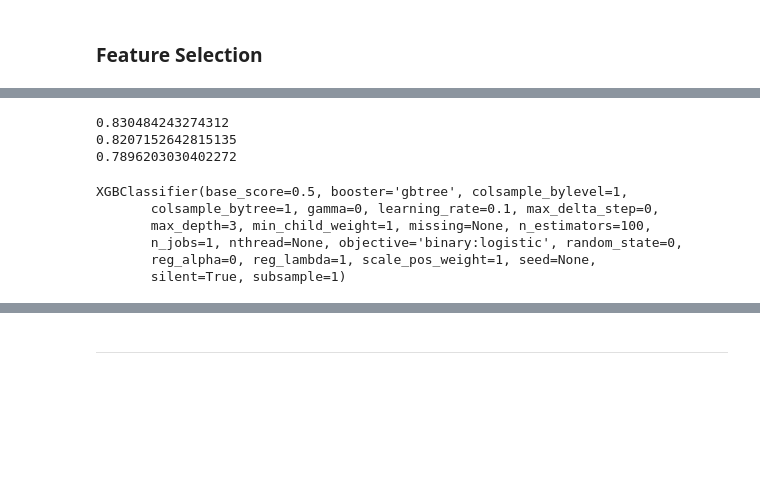
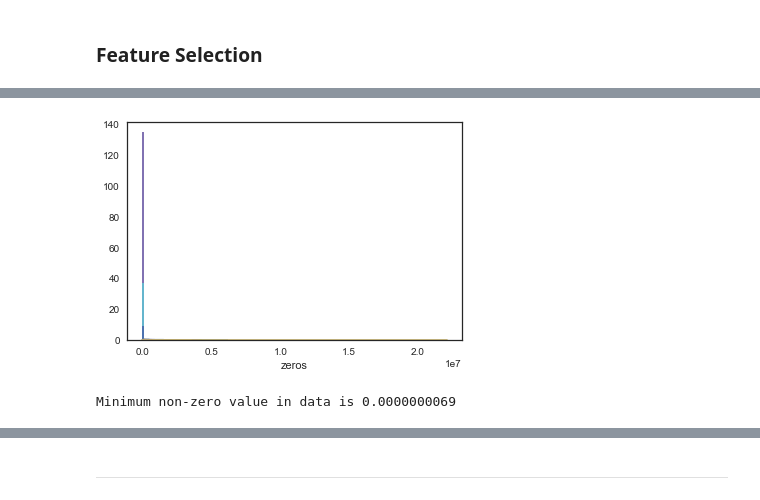
Before and after one commit to adrielvieira/machine-learning, a Jupyter notebook: projects/capstone/Santander Customer Satisfaction.ipynb, the cells around one changed output, grey strips where cells are left out. Cells and saved outputs as stored; diff of their text form; code cells hidden in the pictures; blank space fills up the shorter version.

```diff
--- a/projects/capstone/Santander Customer Satisfaction.ipynb
+++ b/projects/capstone/Santander Customer Satisfaction.ipynb
@@ -359,3 +372,0 @@ sns.distplot(train['var15'])
-# %%
-train.var15 = train.var15.astype(float)
-test.var15 = test.var15.astype(float)
@@ -395,22 +372,0 @@ oh_train, oh_test = OHE_int()
-# %%
-X_oh = np.array(oh_train.drop('TARGET', axis=1))
-
-print(cross_val_score(xgb_classifier, X_oh, y, cv=3, scoring='roc_auc').mean())
-print(cross_val_score(mlp_classifier, X_oh, y, cv=3, scoring='roc_auc').mean())
-print(cross_val_score(lr_classifier, X_oh, y, cv=3, scoring='roc_auc').mean())
-# %% [output]
-0.830484243274312
-0.8207152642815135
-0.7896203030402272
-# %%
-oh_X = np.array(oh_train.drop('TARGET', axis=1))
-oh_y = np.array(oh_train['TARGET'])
-
-xgb_classifier.fit(oh_X,oh_y)
-# %% [output]
-XGBClassifier(base_score=0.5, booster='gbtree', colsample_bylevel=1,
-       colsample_bytree=1, gamma=0, learning_rate=0.1, max_delta_step=0,
-       max_depth=3, min_child_weight=1, missing=None, n_estimators=100,
-       n_jobs=1, nthread=None, objective='binary:logistic', random_state=0,
-       reg_alpha=0, reg_lambda=1, scale_pos_weight=1, seed=None,
-       silent=True, subsample=1)
@@ -424,0 +373,5 @@ oh_sub.to_csv('xgb29.csv', index=False)
+# %%
+for f in train.select_dtypes('float').columns:
+    sns.distplot(train[f])
+# %% [output]
+[figure, added]
@@ -424,0 +386,6 @@ oh_sub.to_csv('xgb29.csv', index=False)
+# %%
+# min non-zero
+minimum_float = pd.concat([train.select_dtypes(float), test.select_dtypes(float)]).replace(0,10).min().min()
+print('Minimum non-zero value in data is {:.10f}'.format(float(minimum_float)))
+# %% [output]
+Minimum non-zero value in data is 0.0000000069
```
Also changed, not shown: parts of 81 cells of this notebook, 1 other file.
